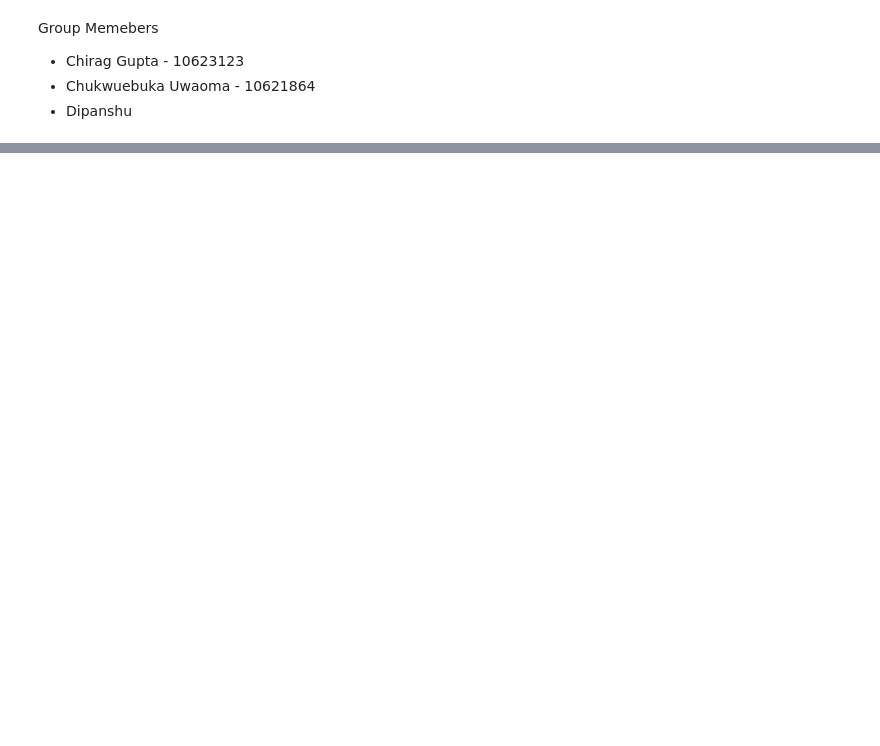
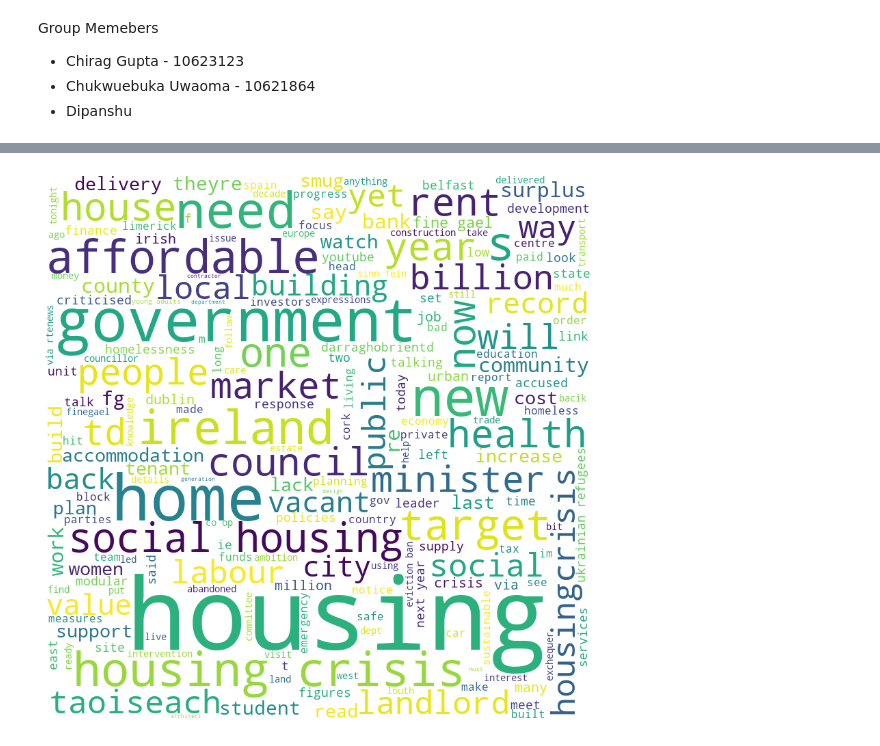
Before and after one commit to VirgilUwaoma/twitterwebscraping, a Jupyter notebook: programming_ca_two.ipynb, the cells around one changed output, grey strips where cells are left out. Drawn from its saved outputs; the diff is of its cells as text; code cells hidden in the pictures; blank space fills up the shorter version.

Commit message:
Tokenize,Lematize,word cloud

```diff
--- a/programming_ca_two.ipynb
+++ b/programming_ca_two.ipynb
@@ -224,0 +253,19 @@ data
+# %%
+# wordcloud
+# Read in the lemmatized tweets data
+df = pd.read_csv('lemi_tweet.csv')
+
+# Concatenate all tweets into a single string
+all_tweets = ' '.join(df['lemmatized_tweets'])
+
+# Generate a word cloud from the concatenated string
+wordcloud = WordCloud(width=800, height=800, background_color='white').generate(all_tweets)
+
+# Display the word cloud
+plt.figure(figsize=(8, 8), facecolor=None)
+plt.imshow(wordcloud)
+plt.axis('off')
+plt.tight_layout(pad=0)
+plt.show()
+# %% [output]
+[figure, added]
```
Also changed, not shown: parts of 8 cells of this notebook, 2 other files.
